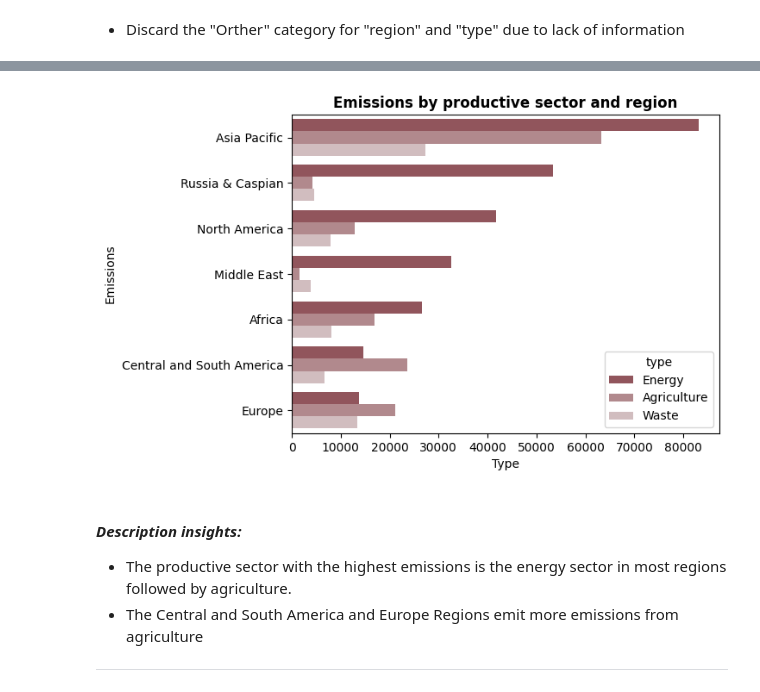
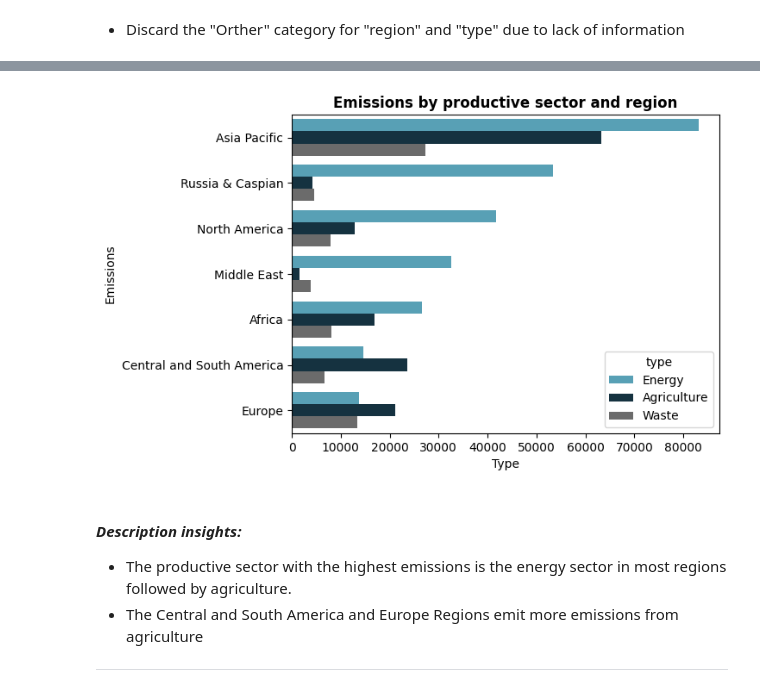
Before and after one commit to William-CCS96/matplotlib_seaborn_libraries_global_methane_emissions, a Jupyter notebook: notebooks/0_0_matplotlib_seaborn-libraries_global_methane_emissions.ipynb, the cells around one changed output, grey strips where cells are left out. Cells and saved outputs as stored; diff of their text form; code cells hidden in the pictures.

Commit message:
Cambio paleta de colores de los graficos

```diff
--- a/notebooks/0_0_matplotlib_seaborn-libraries_global_methane_emissions.ipynb
+++ b/notebooks/0_0_matplotlib_seaborn-libraries_global_methane_emissions.ipynb
@@ -57,3 +55,5 @@ colors=["#9b4b54","#c79fa4"]
+# %%
+colors = ["#49A8C4", "#0E3547", "#6B6B6B"]
 # %%
 sns.barplot(data = df_emissions, y ="region", x ="emissions", hue = "baseYear", errorbar=None, palette=colors)
 plt.title("Emissions by region and year (kiloton)")
@@ -265,14 +265,11 @@ df_region_emmision_type
 # %%
-color_base = "#9b4b54"
-color_palette =  sns.light_palette(color_base, n_colors=4, reverse=True)
-
-sns.barplot(data=df_region_emmision_type, y="region", x="emissions", hue="type", palette=color_palette)
+sns.barplot(data=df_region_emmision_type, y="region", x="emissions", hue="type", palette=colors)
 plt.ylabel("Emissions")
 plt.xlabel("Type")
 plt.title("Emissions by productive sector and region", fontweight="bold")
-plt.show();
+plt.show()
 # %% [output]
-[figure, old version]
+[figure, new version]
 # %% [markdown]
 #### *Description insights:*
 * The productive sector with the highest emissions is the energy sector in most regions followed by agriculture.
```
Also changed, not shown: parts of 10 cells of this notebook, 1 other file.
